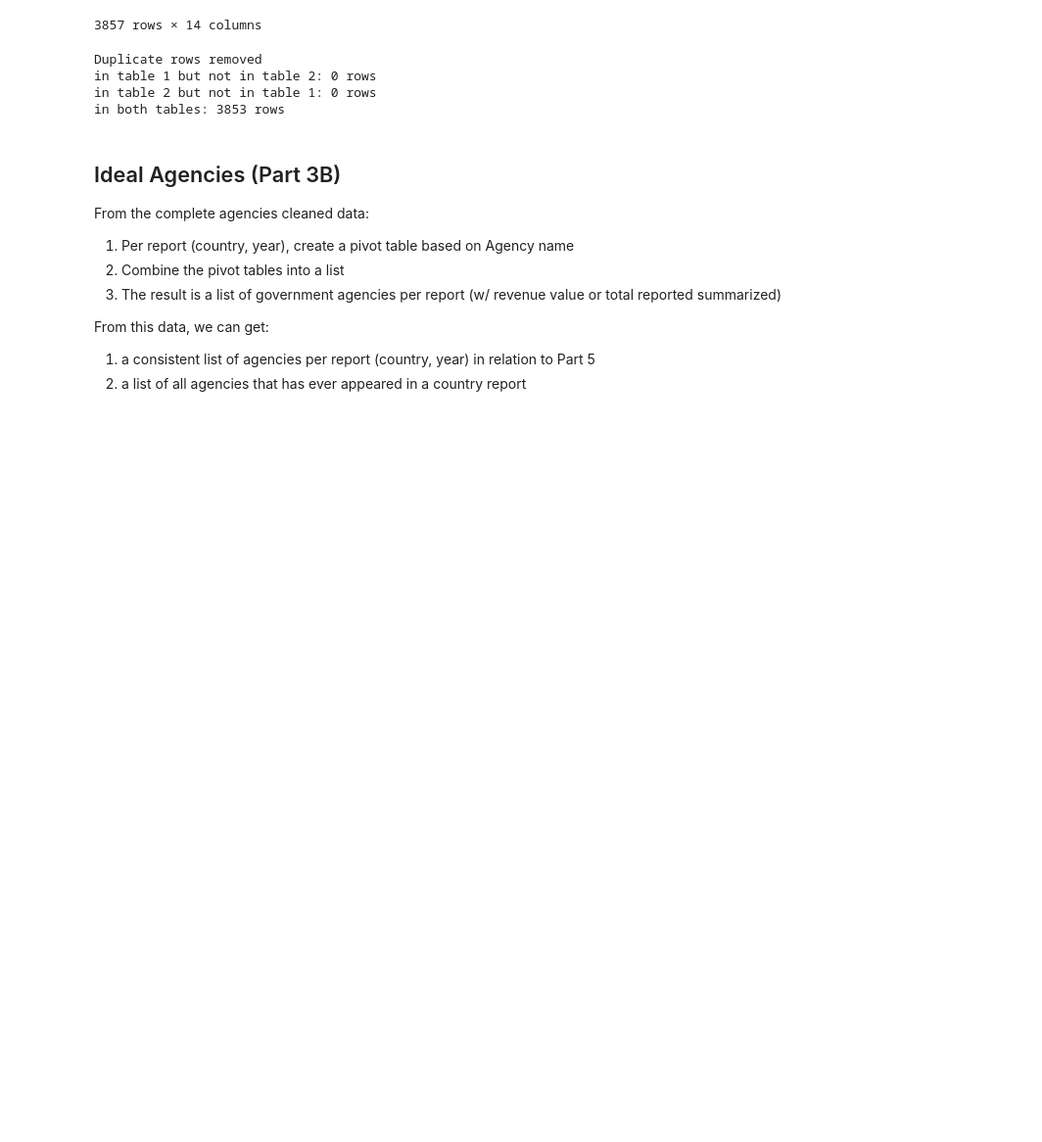
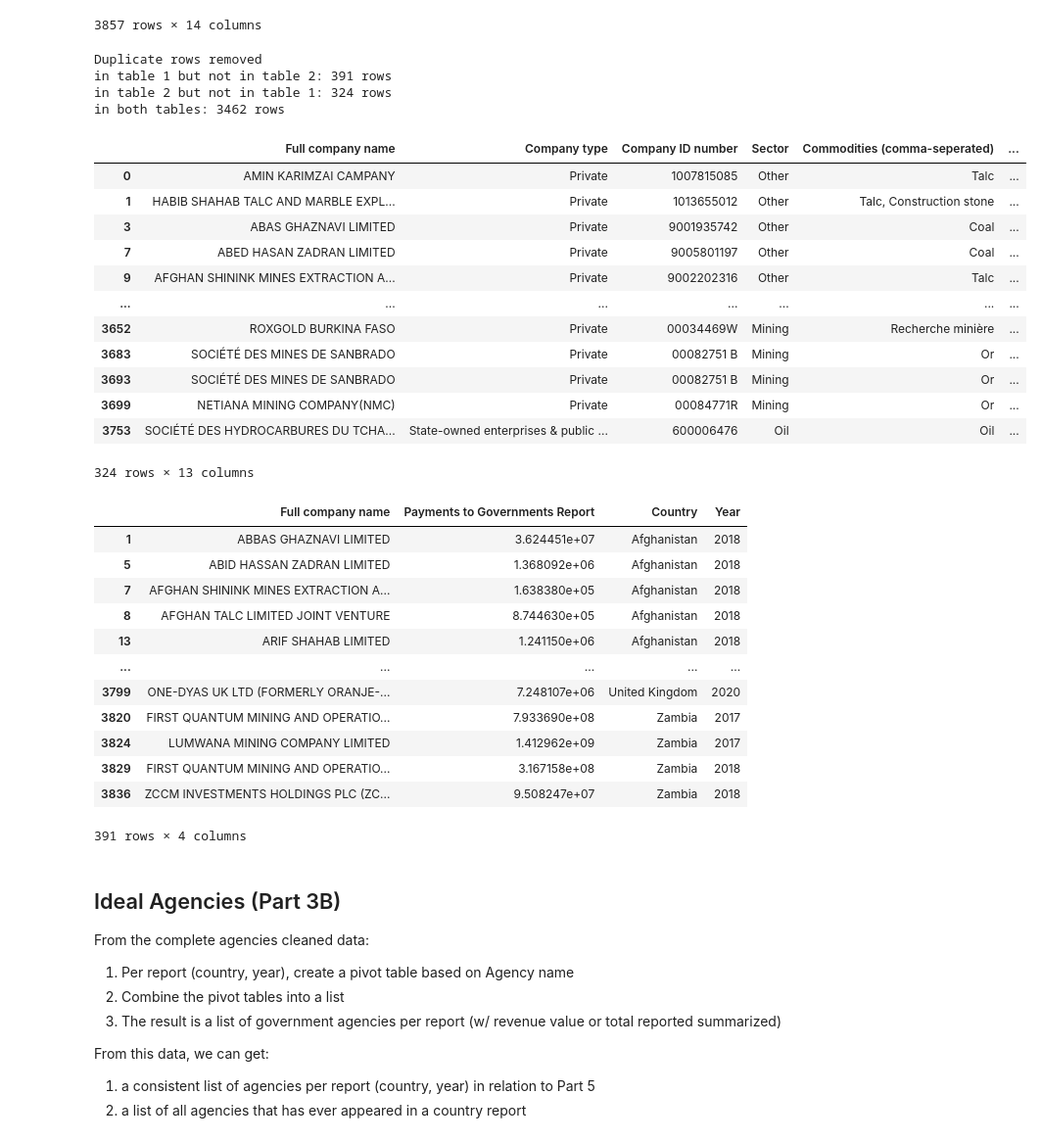
Before and after one commit to civicliteracies/EITI_SDT_data_verification_and_validation, a Jupyter notebook: 05 - Ideal lists.ipynb, the cells around one changed output. Shown: that part at 98% size. Saved outputs shown, nothing was run; the diff lists cells and outputs as text; code cells hidden in the pictures; blank space fills up the shorter version.

```diff
--- a/05 - Ideal lists.ipynb
+++ b/05 - Ideal lists.ipynb
@@ -171,14 +185,52 @@ companies_final_merged.to_csv("data/cleaned/companies_3a_merge_per_report.csv",
 | 15 | ZCCM INVESTMENTS HOLDINGS PLC (ZC... | 1.879359e+07 | Zambia | 2019 | State-owned enterprises & public ... | 1001761145 | Mining | ... |
 3857 rows × 14 columns
 # %%
+common_columns_3a = ["Full company name", "Country", "Year"]
+
+aaa = compare_tables_drop_duplicates(companies_3a_ideal, companies_3a_actual_allcaps, common_columns_3a, common_columns_3a)
+
 print("Duplicate rows removed")
-for key, data in compare_tables_drop_duplicates(companies_3a_ideal, companies_final_merged, common_columns_3a, common_columns_3a).items():
+for key, data in aaa.items():
     print(f'{key}: {data.shape[0]} rows')
+
+display(aaa["in table 2 but not in table 1"])
+
+aaa["in table 2 but not in table 1"].to_csv("data/cleaned/companies_3a_in_actual_not_in_ideal.csv", index=False)
+
+display(aaa["in table 1 but not in table 2"])
+
+aaa["in table 1 but not in table 2"].to_csv("data/cleaned/companies_3a_in_ideal_not_in_actual.csv", index=False)
 # %% [output]
 Duplicate rows removed
-in table 1 but not in table 2: 0 rows
-in table 2 but not in table 1: 0 rows
-in both tables: 3853 rows
+in table 1 but not in table 2: 391 rows
+in table 2 but not in table 1: 324 rows
+in both tables: 3462 rows
+|  | Full company name | Company type | Company ID number | Sector | Commodities (comma-seperated) | ... |
+| 0 | AMIN KARIMZAI CAMPANY | Private | 1007815085 | Other | Talc | ... |
+| 1 | HABIB SHAHAB TALC AND MARBLE EXPL... | Private | 1013655012 | Other | Talc, Construction stone | ... |
+| 3 | ABAS GHAZNAVI LIMITED | Private | 9001935742 | Other | Coal | ... |
+| 7 | ABED HASAN ZADRAN LIMITED | Private | 9005801197 | Other | Coal | ... |
+| 9 | AFGHAN SHININK MINES EXTRACTION A... | Private | 9002202316 | Other | Talc | ... |
+| ... | ... | ... | ... | ... | ... | ... |
+| 3652 | ROXGOLD BURKINA FASO | Private | 00034469W | Mining | Recherche minière | ... |
+| 3683 | SOCIÉTÉ DES MINES DE SANBRADO | Private | 00082751 B | Mining | Or | ... |
+| 3693 | SOCIÉTÉ DES MINES DE SANBRADO | Private | 00082751 B | Mining | Or | ... |
+| 3699 | NETIANA MINING COMPANY(NMC) | Private | 00084771R | Mining | Or | ... |
+| 3753 | SOCIÉTÉ DES HYDROCARBURES DU TCHA... | State-owned enterprises & public ... | 600006476 | Oil | Oil | ... |
+324 rows × 13 columns
+|  | Full company name | Payments to Governments Report | Country | Year |
+| 1 | ABBAS GHAZNAVI LIMITED | 3.624451e+07 | Afghanistan | 2018 |
+| 5 | ABID HASSAN ZADRAN LIMITED | 1.368092e+06 | Afghanistan | 2018 |
+| 7 | AFGHAN SHININK MINES EXTRACTION A... | 1.638380e+05 | Afghanistan | 2018 |
+| 8 | AFGHAN TALC LIMITED JOINT VENTURE | 8.744630e+05 | Afghanistan | 2018 |
+| 13 | ARIF SHAHAB LIMITED | 1.241150e+06 | Afghanistan | 2018 |
+| ... | ... | ... | ... | ... |
+| 3799 | ONE-DYAS UK LTD (FORMERLY ORANJE-... | 7.248107e+06 | United Kingdom | 2020 |
+| 3820 | FIRST QUANTUM MINING AND OPERATIO... | 7.933690e+08 | Zambia | 2017 |
+| 3824 | LUMWANA MINING COMPANY LIMITED | 1.412962e+09 | Zambia | 2017 |
+| 3829 | FIRST QUANTUM MINING AND OPERATIO... | 3.167158e+08 | Zambia | 2018 |
+| 3836 | ZCCM INVESTMENTS HOLDINGS PLC (ZC... | 9.508247e+07 | Zambia | 2018 |
+391 rows × 4 columns
 # %% [markdown]
 ## Ideal Agencies (Part 3B)
 
```
Also changed, not shown: parts of 4 cells of this notebook, 4 other files.
